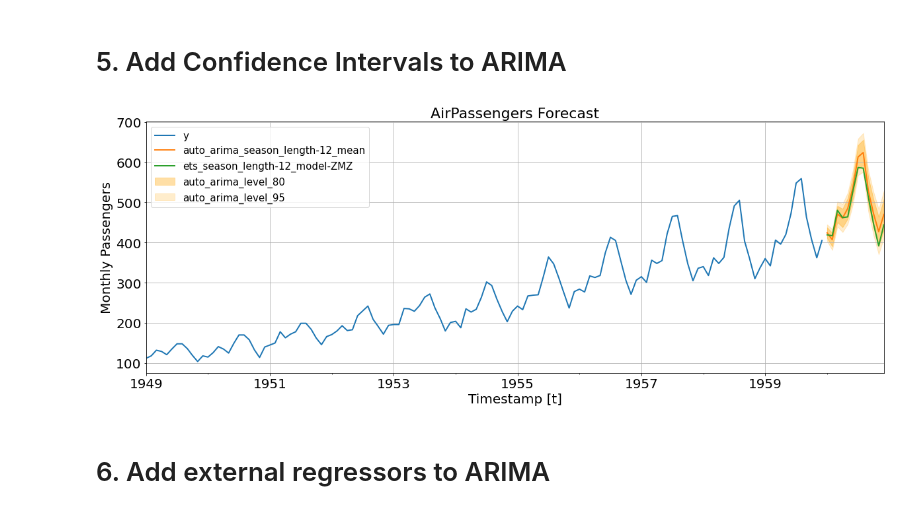
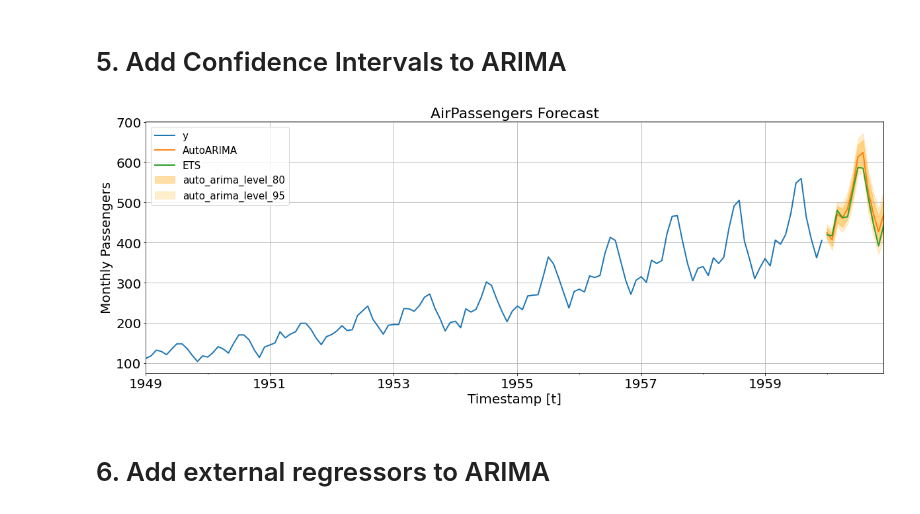
Before and after one commit to Nixtla/statsforecast, a Jupyter notebook: examples/Getting_Started_with_Auto_Arima_and_ETS.ipynb, the cells around one changed output. Drawn from its saved outputs; the diff is of its cells as text; code cells hidden in the pictures.

Commit message:
feat: change getting started new syntax

```diff
--- a/examples/Getting_Started_with_Auto_Arima_and_ETS.ipynb
+++ b/examples/Getting_Started_with_Auto_Arima_and_ETS.ipynb
@@ -52,10 +52,7 @@ from statsforecast.utils import AirPassengers
 # %%
 # We define the train df.
 # We use the index functionality to make the training a lot faster.
-Y_df = pd.DataFrame({'unique_id': np.ones(len(AirPassengers)),
-                     'ds': pd.date_range(start='1949-01-01',
-                                         periods=len(AirPassengers), freq='M'),
-                     'y': AirPassengers})
+Y_df = AirPassengersDF
 Y_df.tail(13)
 # %% [output]
 |  | unique_id | ds | y |
@@ -94,10 +91,16 @@ len(Y_test_df) 12
 # for ets we pass a ZMZ, model, which stands for error selected optimally,
 season_length = 12
 horizon = len(Y_test_df)
-model = StatsForecast(Y_train_df.set_index('unique_id'),
-                      models=[(auto_arima, season_length),
-                              (ets, season_length, 'ZMZ')],
-                      freq='M', n_jobs=-1)
+models = [
+    AutoARIMA(season_length=season_length),
+    ETS(season_length=season_length, model='ZMZ')
+]
+model = StatsForecast(
+    df=Y_train_df,
+    models=models,
+    freq='M',
+    n_jobs=-1,
+)
 
 # In this step, you could include further models like: ses, adida, historic_average,
 # croston_classic, croston_sba, croston_optimized, seasonal_window_average, seasonal_naive,
@@ -160,30 +162,30 @@ Y_hat_df_intervals = model.forecast(h=12, level=(80, 95))
 # %%
 # Then we plot the intervals
 
 fig, ax = plt.subplots(1, 1, figsize = (20, 7))
 df_plot = pd.concat([Y_train_df, Y_hat_df_intervals]).set_index('ds')
-df_plot[['y', 'auto_arima_season_length-12_mean','ets_season_length-12_model-ZMZ']].plot(ax=ax, linewidth=2)
+df_plot[['y', 'AutoARIMA','ETS']].plot(ax=ax, linewidth=2)
 ax.fill_between(df_plot.index,
-                df_plot['auto_arima_season_length-12_lo-80'],
-                df_plot['auto_arima_season_length-12_hi-80'],
+                df_plot['AutoARIMA-lo-80'],
+                df_plot['AutoARIMA-hi-80'],
                 alpha=.35,
                 color='orange',
                 label='auto_arima_level_80')
 ax.fill_between(df_plot.index,
-                df_plot['auto_arima_season_length-12_lo-95'],
-                df_plot['auto_arima_season_length-12_hi-95'],
+                df_plot['AutoARIMA-lo-95'],
+                df_plot['AutoARIMA-hi-95'],
                 alpha=.2,
                 color='orange',
                 label='auto_arima_level_95')
 ax.set_title('AirPassengers Forecast', fontsize=22)
 ax.set_ylabel('Monthly Passengers', fontsize=20)
 ax.set_xlabel('Timestamp [t]', fontsize=20)
 ax.legend(prop={'size': 15})
 ax.grid()
 for label in (ax.get_xticklabels() + ax.get_yticklabels()):
     label.set_fontsize(20)
 # %% [output]
-[figure, old version]
+[figure, new version]
 # %% [markdown]
 <a name="cell-6"></a>
 # 6. Add external regressors to ARIMA
```
Also changed, not shown: parts of 11 cells of this notebook.
